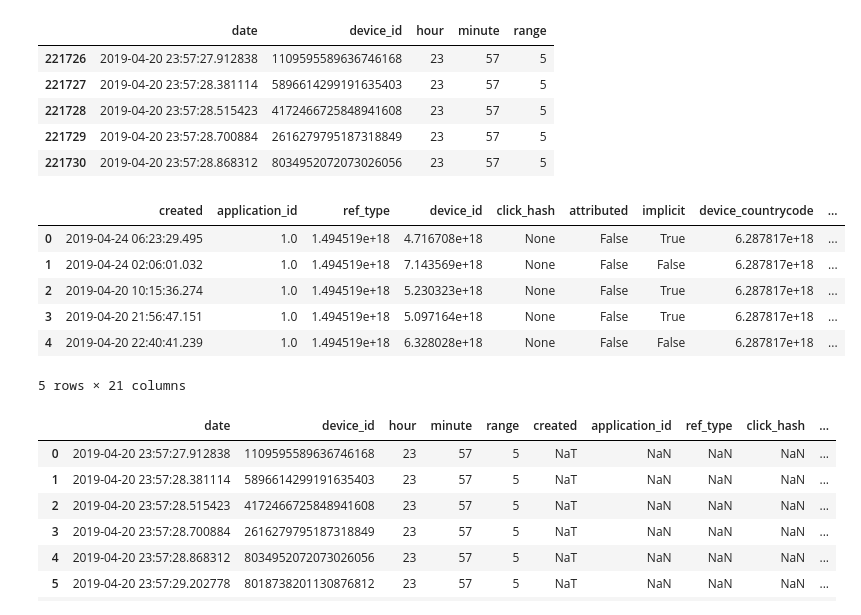
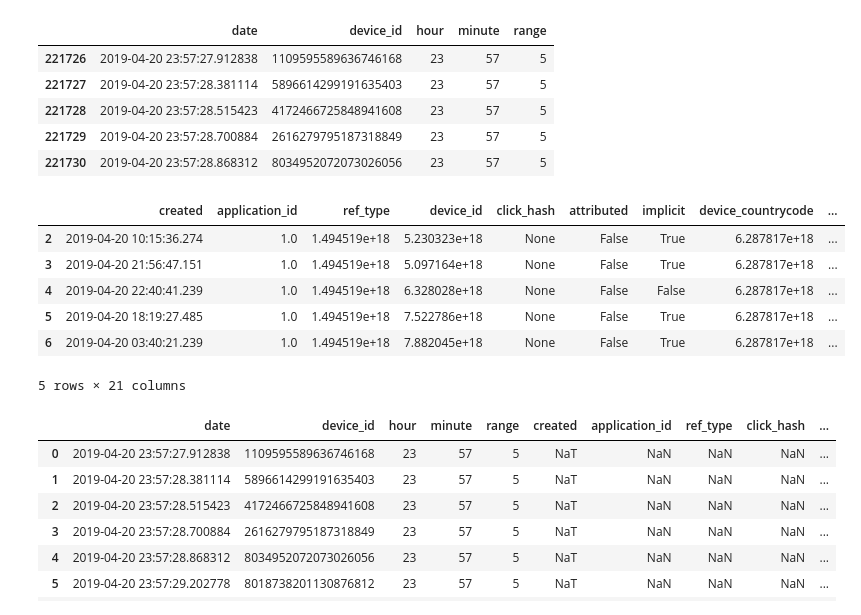
Before and after one commit to MartinRosasSommer/Datos2019, a Jupyter notebook: AddRange.ipynb, the cells around one changed output. Saved outputs shown, nothing was run; the diff lists cells and outputs as text; code cells hidden in the pictures.

```diff
--- a/AddRange.ipynb
+++ b/AddRange.ipynb
@@ -165,14 +165,14 @@ auctions_train.head()
 | 221729 | 2019-04-20 23:57:28.700884 | 2616279795187318849 | 23 | 57 | 5 |
 | 221730 | 2019-04-20 23:57:28.868312 | 8034952072073026056 | 23 | 57 | 5 |
 # %%
-installs_range.head()
+installs_train.head()
 # %% [output]
 |  | created | application_id | ref_type | device_id | click_hash | attributed | implicit | device_countrycode | ... |
-| 0 | 2019-04-24 06:23:29.495 | 1.0 | 1.494519e+18 | 4.716708e+18 | None | False | True | 6.287817e+18 | ... |
-| 1 | 2019-04-24 02:06:01.032 | 1.0 | 1.494519e+18 | 7.143569e+18 | None | False | False | 6.287817e+18 | ... |
 | 2 | 2019-04-20 10:15:36.274 | 1.0 | 1.494519e+18 | 5.230323e+18 | None | False | True | 6.287817e+18 | ... |
 | 3 | 2019-04-20 21:56:47.151 | 1.0 | 1.494519e+18 | 5.097164e+18 | None | False | True | 6.287817e+18 | ... |
 | 4 | 2019-04-20 22:40:41.239 | 1.0 | 1.494519e+18 | 6.328028e+18 | None | False | False | 6.287817e+18 | ... |
+| 5 | 2019-04-20 18:19:27.485 | 1.0 | 1.494519e+18 | 7.522786e+18 | None | False | True | 6.287817e+18 | ... |
+| 6 | 2019-04-20 03:40:21.239 | 1.0 | 1.494519e+18 | 7.882045e+18 | None | False | True | 6.287817e+18 | ... |
 5 rows × 21 columns
 # %%
 merged_train.head(100)
```
Also changed, not shown: parts of 10 cells of this notebook, 1 other file.
